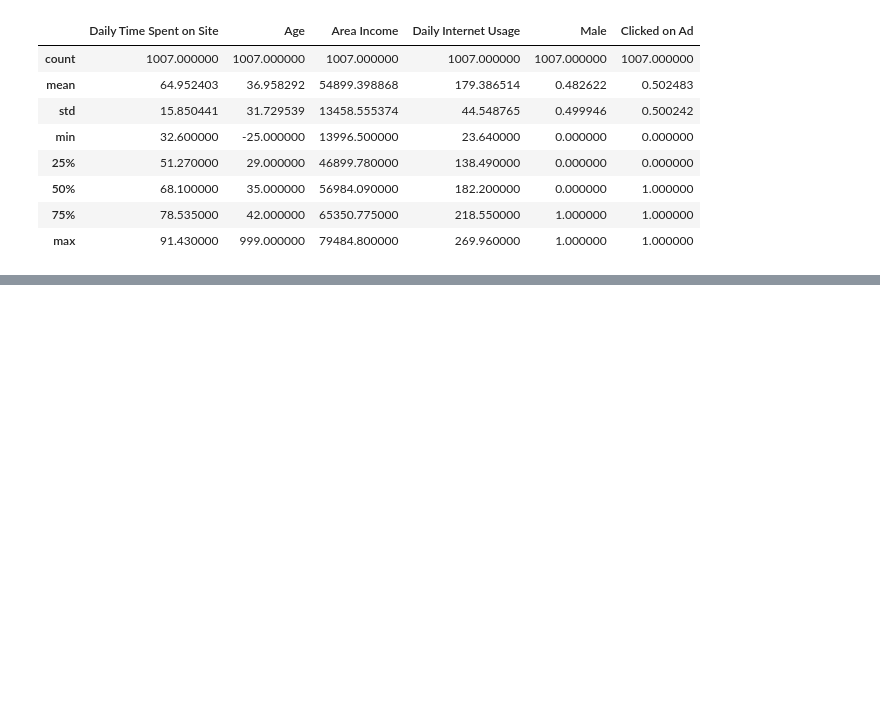
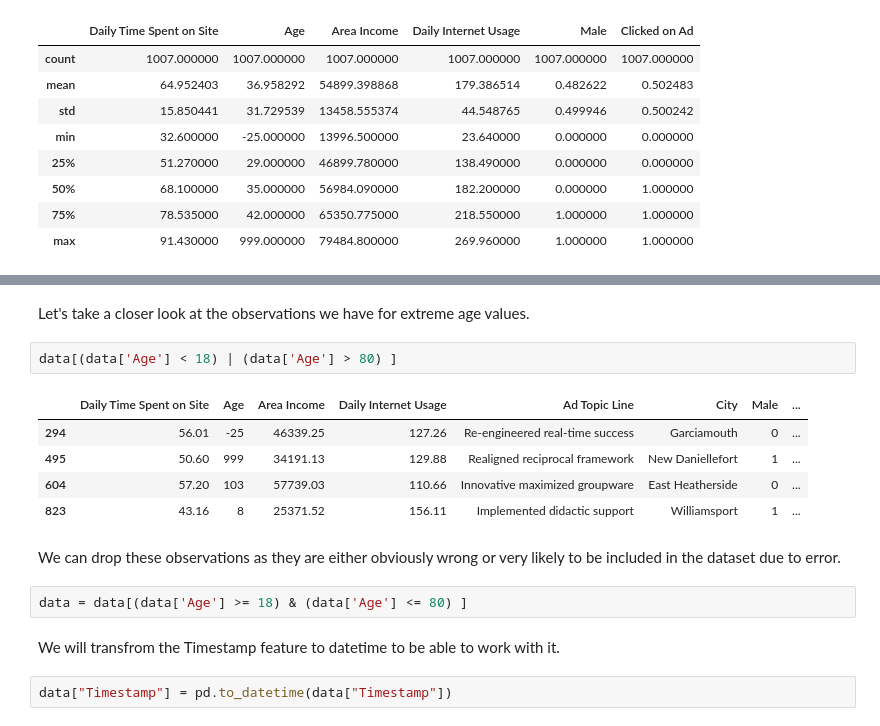
Before and after one commit to emakri/AdvertisingProject, a Jupyter notebook: AdvProject.ipynb, the cells around one changed output, grey strips where cells are left out. Drawn from its saved outputs; the diff is of its cells as text; blank space fills up the shorter version.

```diff
--- a/AdvProject.ipynb
+++ b/AdvProject.ipynb
@@ -116,0 +152,18 @@ data[col_cat].describe()
+# %% [markdown]
+Let's take a closer look at the observations we have for extreme age values.
+# %%
+data[(data['Age'] < 18) | (data['Age'] > 80) ]
+# %% [output]
+|  | Daily Time Spent on Site | Age | Area Income | Daily Internet Usage | Ad Topic Line | City | Male | ... |
+| 294 | 56.01 | -25 | 46339.25 | 127.26 | Re-engineered real-time success | Garciamouth | 0 | ... |
+| 495 | 50.60 | 999 | 34191.13 | 129.88 | Realigned reciprocal framework | New Daniellefort | 1 | ... |
+| 604 | 57.20 | 103 | 57739.03 | 110.66 | Innovative maximized groupware | East Heatherside | 0 | ... |
+| 823 | 43.16 | 8 | 25371.52 | 156.11 | Implemented didactic support | Williamsport | 1 | ... |
+# %% [markdown]
+We can drop these observations as they are either obviously wrong or very likely to be included in the dataset due to error.
+# %%
+data = data[(data['Age'] >= 18) & (data['Age'] <= 80) ]
+# %% [markdown]
+We will transfrom the Timestamp feature to datetime to be able to work with it.
+# %%
+data["Timestamp"] = pd.to_datetime(data["Timestamp"])
```
Also changed, not shown: parts of 13 cells of this notebook.
